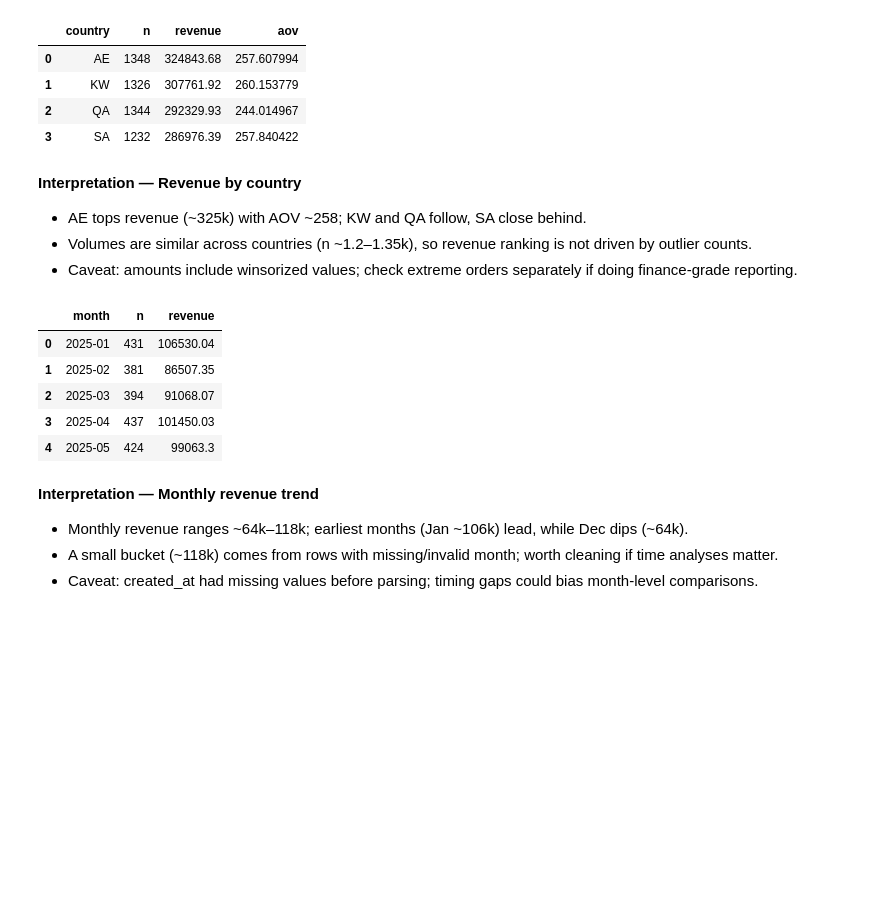
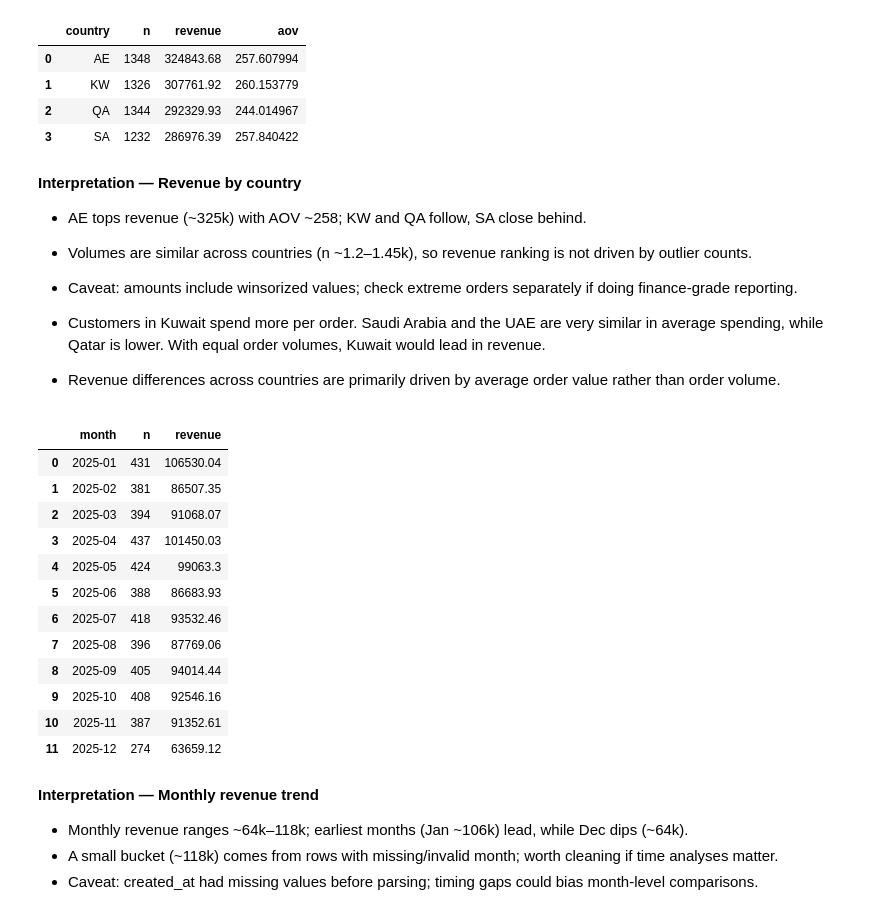
Before and after one commit to Fayezx0/w2_DataWork, a Jupyter notebook: notebooks/eda.ipynb, the cells around one changed output. Saved outputs shown, nothing was run; the diff lists cells and outputs as text; code cells hidden in the pictures; blank space fills up the shorter version.

```diff
--- a/notebooks/eda.ipynb
+++ b/notebooks/eda.ipynb
@@ -103,29 +102,39 @@ rev.head()
 **Interpretation — Revenue by country**
 
 - AE tops revenue (~325k) with AOV ~258; KW and QA follow, SA close behind.
-- Volumes are similar across countries (n ~1.2–1.35k), so revenue ranking is not driven by outlier counts.
+- Volumes are similar across countries (n ~1.2–1.45k), so revenue ranking is not driven by outlier counts.
 - Caveat: amounts include winsorized values; check extreme orders separately if doing finance-grade reporting.
+
+- Customers in Kuwait spend more per order. Saudi Arabia and the UAE are very similar in average spending, while Qatar is lower. With equal order volumes, Kuwait would lead in revenue.
+- Revenue differences across countries are primarily driven by average order value rather than order volume.
 # %%
 trend = (
     df.groupby("month", dropna=False)
     .agg(n=("order_id", "size"), revenue=("amount", "sum"))
     .reset_index()
     .sort_values("month")
 )
 
 fig = px.line(trend, x="month", y="revenue", title="Revenue over time (monthly)")
 fig.update_layout(title={"x": 0.02})
 fig.update_xaxes(title_text="Month")
 fig.update_yaxes(title_text="Revenue")
 save_fig(fig, FIGS / "revenue_trend_monthly.png")
-trend.head()
+trend.head(12)
 # %% [output]
 |  | month | n | revenue |
 | 0 | 2025-01 | 431 | 106530.04 |
 | 1 | 2025-02 | 381 | 86507.35 |
 | 2 | 2025-03 | 394 | 91068.07 |
 | 3 | 2025-04 | 437 | 101450.03 |
 | 4 | 2025-05 | 424 | 99063.3 |
+| 5 | 2025-06 | 388 | 86683.93 |
+| 6 | 2025-07 | 418 | 93532.46 |
+| 7 | 2025-08 | 396 | 87769.06 |
+| 8 | 2025-09 | 405 | 94014.44 |
+| 9 | 2025-10 | 408 | 92546.16 |
+| 10 | 2025-11 | 387 | 91352.61 |
+| 11 | 2025-12 | 274 | 63659.12 |
 # %% [markdown]
 **Interpretation — Monthly revenue trend**
 
```
Also changed, not shown: parts of 7 cells of this notebook, 3 other files.
